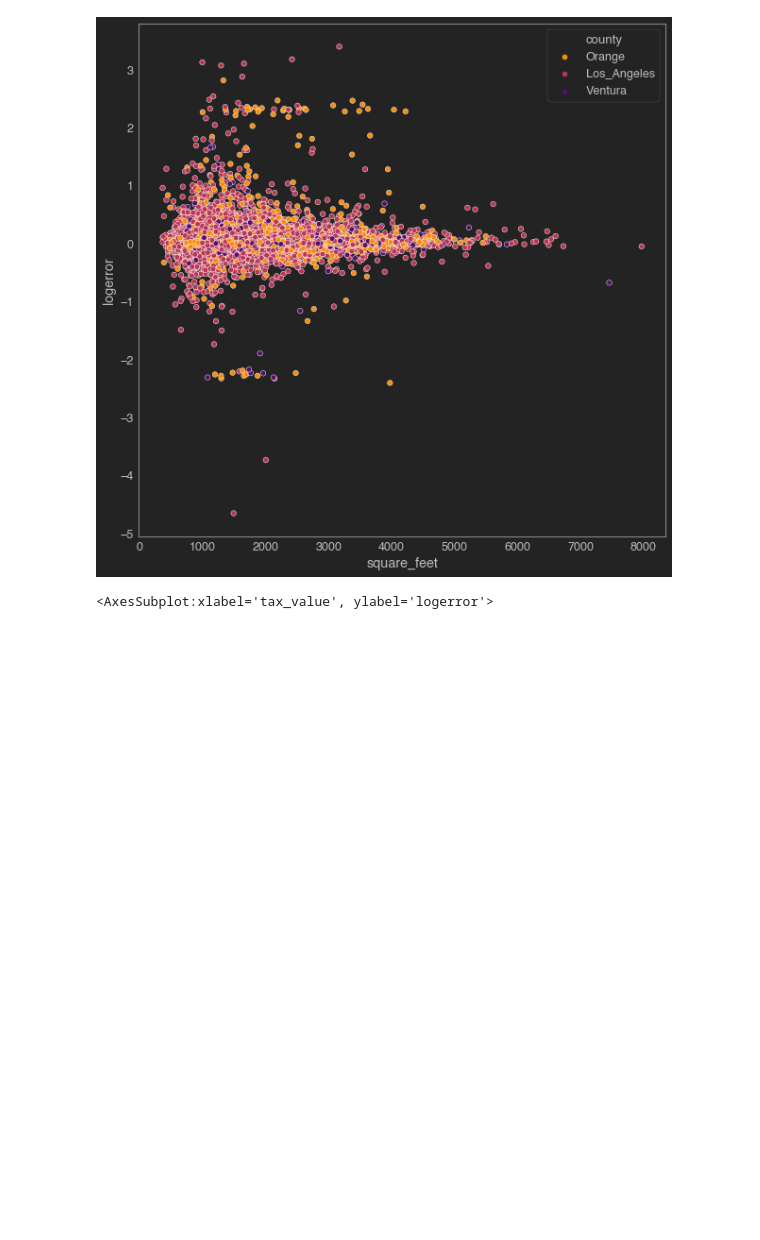
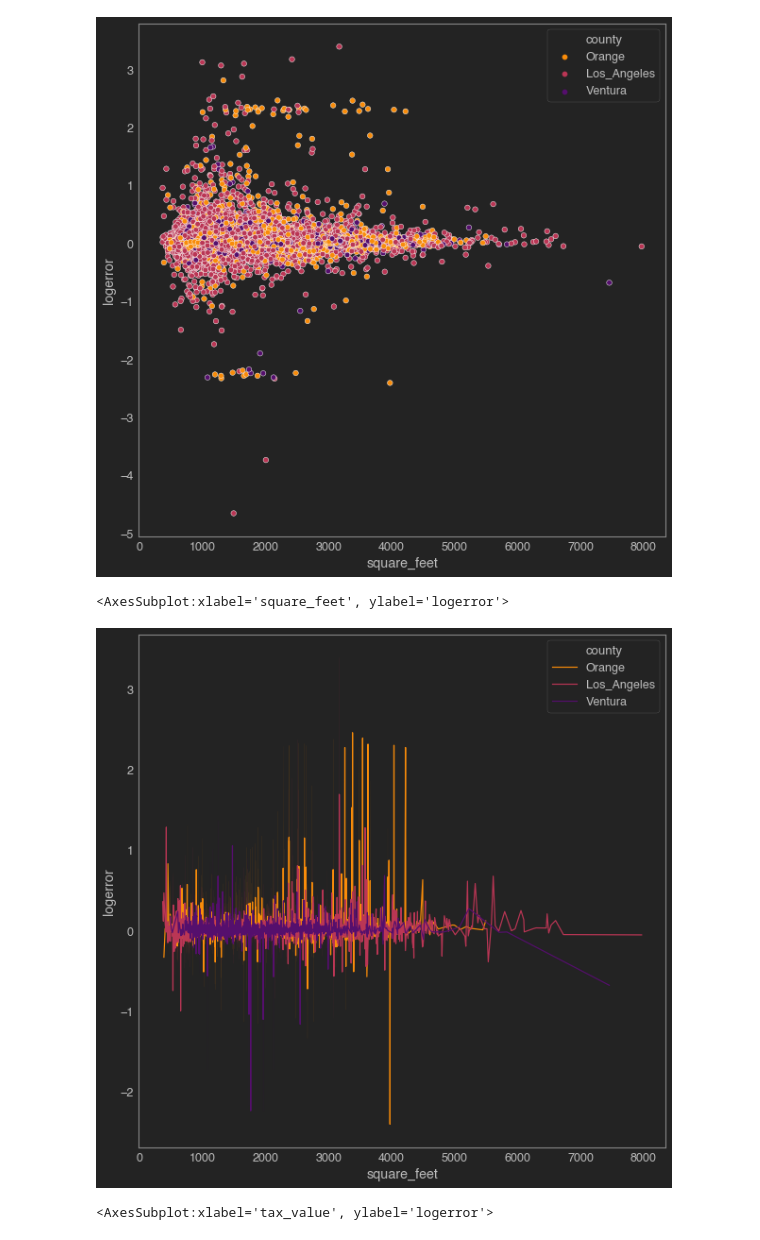
Before and after one commit to Ken-Alviola/clustering-exercises, a Jupyter notebook: explore_zillow.ipynb, the cells around one changed output. Drawn from its saved outputs; the diff is of its cells as text; code cells hidden in the pictures; blank space fills up the shorter version.

Commit message:
charts galore

```diff
--- a/explore_zillow.ipynb
+++ b/explore_zillow.ipynb
@@ -377,6 +377,12 @@ sns.scatterplot(data=train, x='square_feet',y='logerror', hue='county', palette=
 # %% [output]
 <AxesSubplot:xlabel='square_feet', ylabel='logerror'>
 [figure]
+# %%
+plt.figure(figsize=[10,10])
+sns.lineplot(data=train, x='square_feet',y='logerror', hue='county', palette='inferno_r')
+# %% [output]
+<AxesSubplot:xlabel='square_feet', ylabel='logerror'>
+[figure, added]
 # %%
 plt.figure(figsize=[10,10])
 sns.scatterplot(data=train, x='tax_value',y='logerror', hue='county', palette='inferno_r')
```
Also changed, not shown: parts of 3 cells of this notebook.
